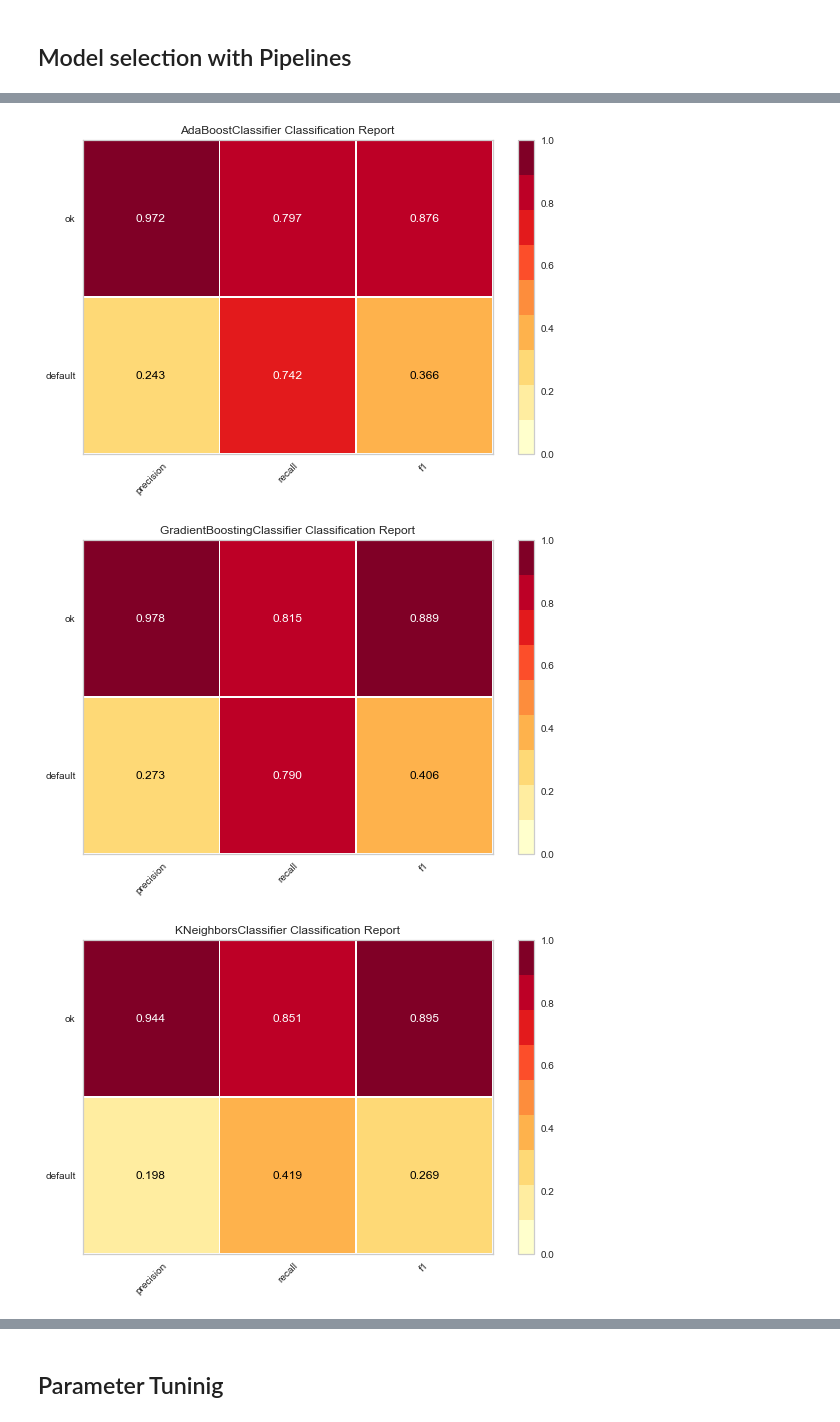
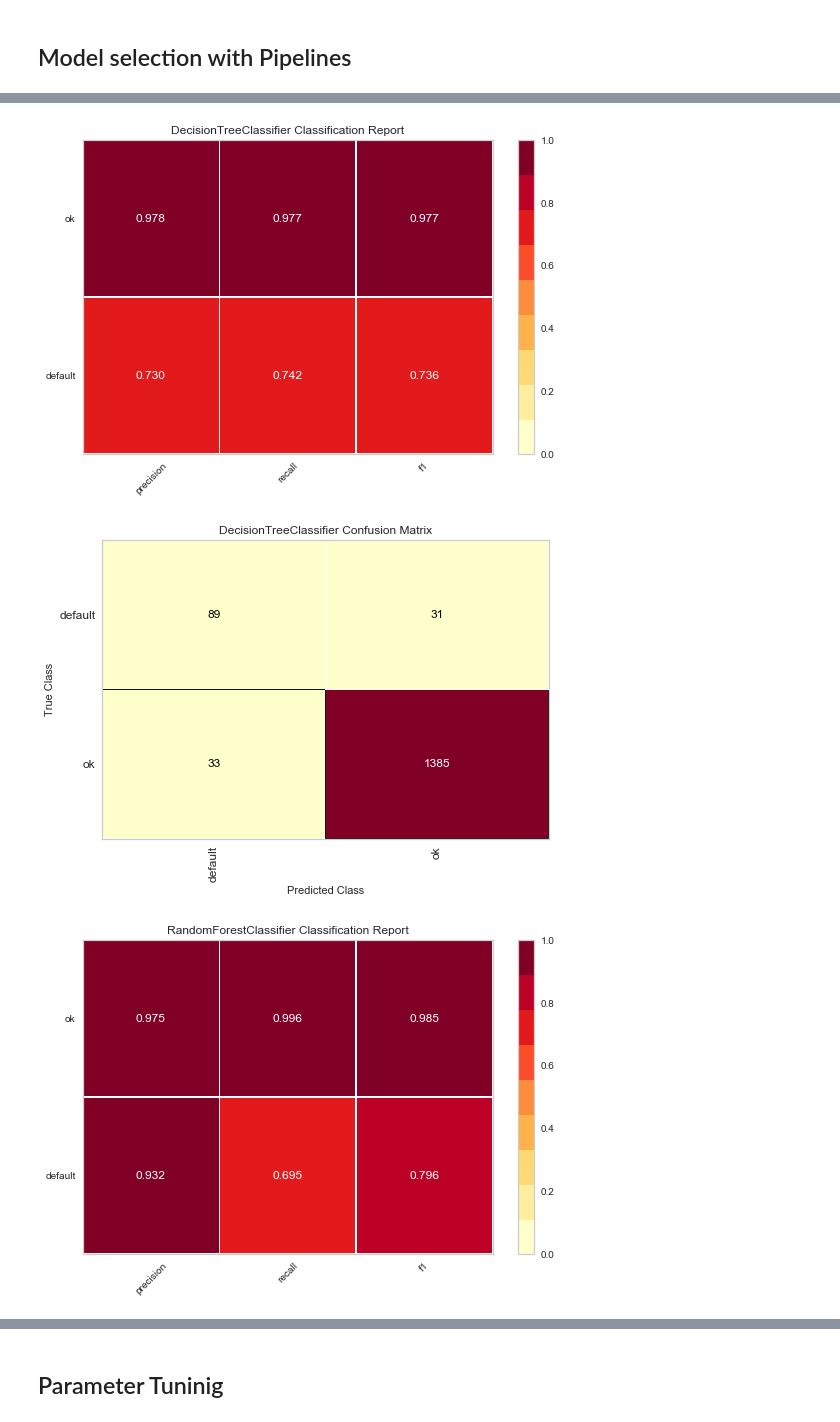
Before and after one commit to ValdemarQ/competitions, a Jupyter notebook: Finbee/C - Class project - Finbee - Predicting who will default on loans.ipynb, the cells around one changed output, grey strips where cells are left out. Cells and saved outputs as stored; diff of their text form; code cells hidden in the pictures.

Commit message:
combined multiple models

```diff
--- a/Finbee/C - Class project - Finbee - Predicting who will default on loans.ipynb
+++ b/Finbee/C - Class project - Finbee - Predicting who will default on loans.ipynb
@@ -1898,8 +1891,7 @@ features = ['listing_category','credit_score','loan_amount','loan_period','effec
             'quarter', 'dayofweek', 'is_weekend', 'dayofmonth', 'dayofyear',
             'week_number','season_number','is_holiday','age_group', 'credit_score_gender',
             'credit_score_education','credit_score_marital_status', 'gender_education',
-            'gender_marital_status','education_marital_status'
-           ]
+            'gender_marital_status','education_marital_status']
 
 target = ['loan_status']
 # %%
@@ -1965,24 +1957,26 @@ preprocessor = ColumnTransformer(
 ## Model selection with Pipelines
 # %%
 classifiers = [dt, rf, ada, gbc, knn]
+test_set = [valid, test]
 
 for classifier in classifiers:
-    pipe = Pipeline(steps=[('preprocessor', preprocessor),
-                      ('classifier', classifier)])
-    pipe.fit(X, y)
-    #print(classifier.__class__.__name__)
-    #print("model score: %.3f" % pipe.score(valid[features], valid.loan_status))
-    #y_pred = pipe.predict(valid[features])
-    #target_names = ['default', 'ok']
-    #print(classification_report(valid.loan_status, y_pred, target_names=target_names))
-    #eli5.show_weights(classifier)
+    for test_set in sets:
+        pipe = Pipeline(steps=[('preprocessor', preprocessor),
+                          ('classifier', classifier)])
+        pipe.fit(X, y)
 
-    visualizer = ClassificationReport(pipe, classes=target_names)
-    visualizer.fit(X, y)
+        visualizer = ClassificationReport(pipe, classes=target_names)
+        visualizer.fit(X, y)
 
-    # Evaluate the model on the test data
-    visualizer.score(valid[features], valid.loan_status)
+        # Evaluate the model on the test data
+        visualizer.score(test_set[features], test_set.loan_status)
 
-    # Draw visualization
-    visualizer.show()
+        # Draw visualization
+        visualizer.show()
+
+          #Confusion matrix
+        cm = ConfusionMatrix(pipe, classes=target_names)
+        cm.fit(X,y)
+        cm.score(test_set[features], test_set.loan_status)
+        cm.show()
 # %% [output]
@@ -1991,3 +1985,3 @@ for classifier in classifiers:
-[figure, old version]
+[figure, new version]
-[figure, old version]
+[figure, new version]
-[figure, old version]
+[figure, new version]
```
Also changed, not shown: parts of 29 cells of this notebook.
